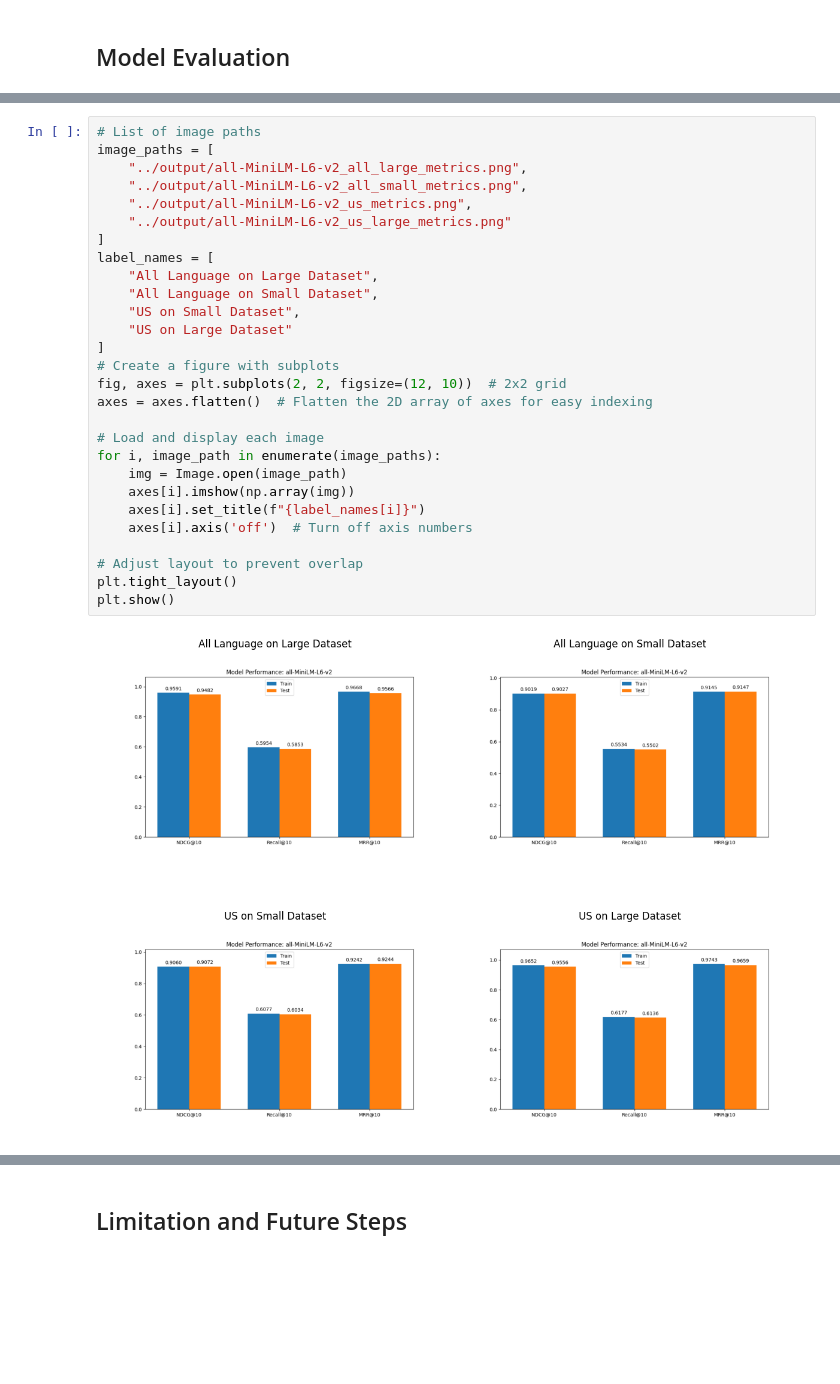
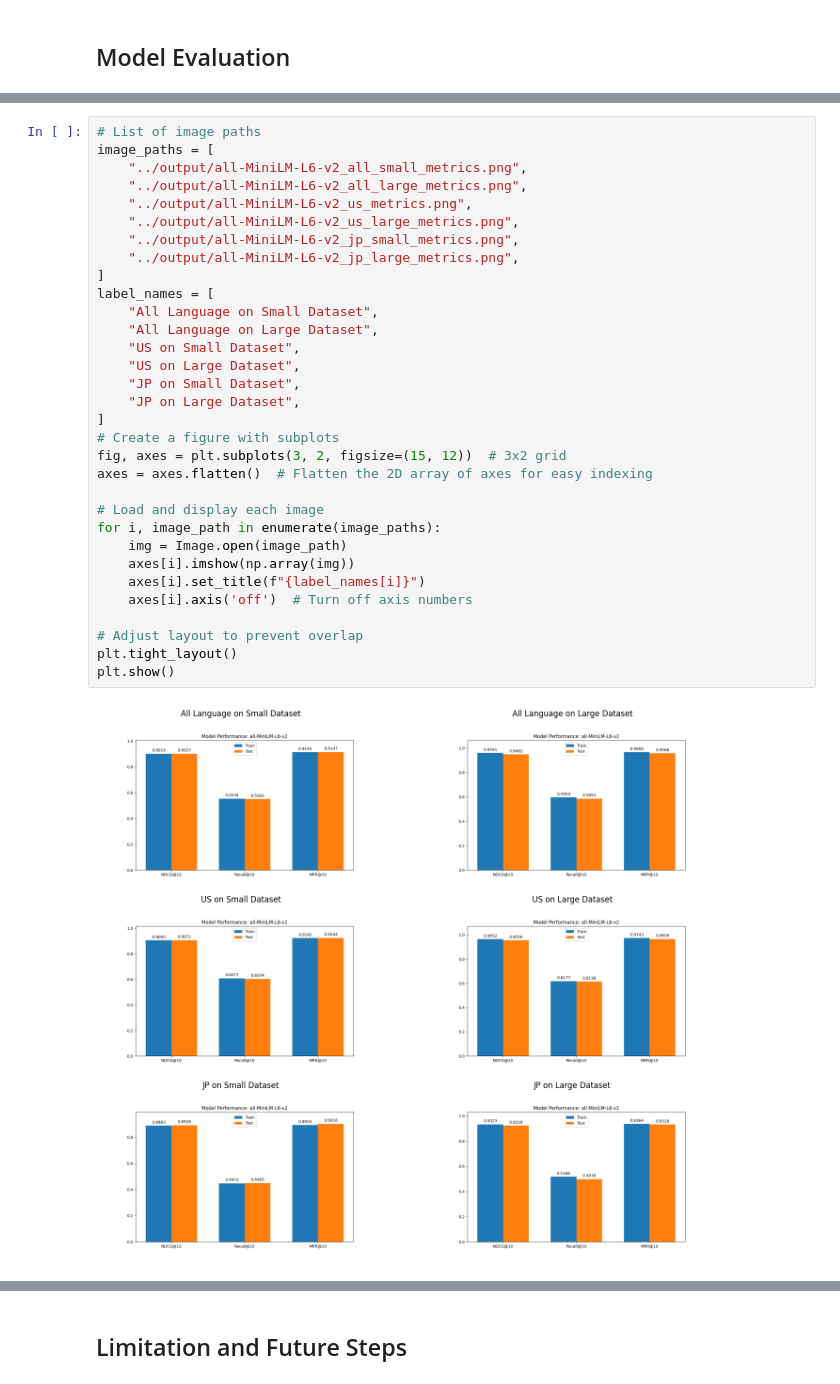
Before and after one commit to wei-wang11/Semantic-Search-Evaluation, a Jupyter notebook: notebooks/report_notebook.ipynb, the cells around one changed output, grey strips where cells are left out. Drawn from its saved outputs; the diff is of its cells as text; blank space fills up the shorter version.

```diff
--- a/notebooks/report_notebook.ipynb
+++ b/notebooks/report_notebook.ipynb
@@ -288,33 +300,37 @@ Given its strong NDCG, Recall, and MRR scores, combined with efficient processin
 # %%
 # List of image paths
 image_paths = [
+    "../output/all-MiniLM-L6-v2_all_small_metrics.png",
     "../output/all-MiniLM-L6-v2_all_large_metrics.png",
-    "../output/all-MiniLM-L6-v2_all_small_metrics.png",
     "../output/all-MiniLM-L6-v2_us_metrics.png",
-    "../output/all-MiniLM-L6-v2_us_large_metrics.png"
+    "../output/all-MiniLM-L6-v2_us_large_metrics.png",
+    "../output/all-MiniLM-L6-v2_jp_small_metrics.png",
+    "../output/all-MiniLM-L6-v2_jp_large_metrics.png",
 ]
 label_names = [
+    "All Language on Small Dataset",
     "All Language on Large Dataset",
-    "All Language on Small Dataset",
     "US on Small Dataset",
-    "US on Large Dataset"
+    "US on Large Dataset",
+    "JP on Small Dataset",
+    "JP on Large Dataset",
 ]
 # Create a figure with subplots
-fig, axes = plt.subplots(2, 2, figsize=(12, 10))  # 2x2 grid
+fig, axes = plt.subplots(3, 2, figsize=(15, 12))  # 3x2 grid
 axes = axes.flatten()  # Flatten the 2D array of axes for easy indexing
 
 # Load and display each image
 for i, image_path in enumerate(image_paths):
     img = Image.open(image_path)
     axes[i].imshow(np.array(img))
     axes[i].set_title(f"{label_names[i]}")
     axes[i].axis('off')  # Turn off axis numbers
 
 # Adjust layout to prevent overlap
 plt.tight_layout()
 plt.show()
 # %% [output]
-[figure, old version]
+[figure, new version]
 # %%
 # load all the evluation results
 all_small_result = pd.read_csv("../output/all-MiniLM-L6-v2_all_small_results.csv")
```
Also changed, not shown: parts of 3 cells of this notebook, 6 other files.
